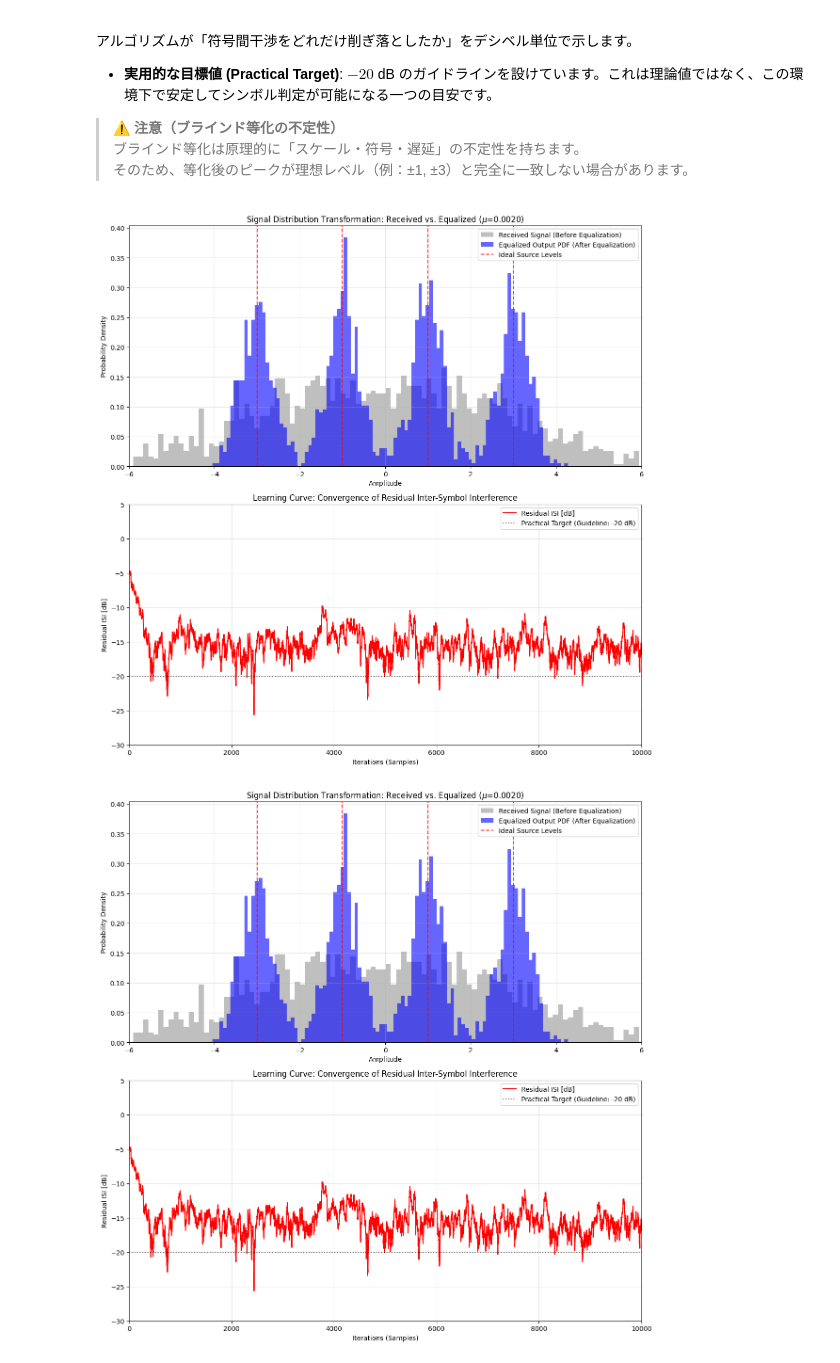
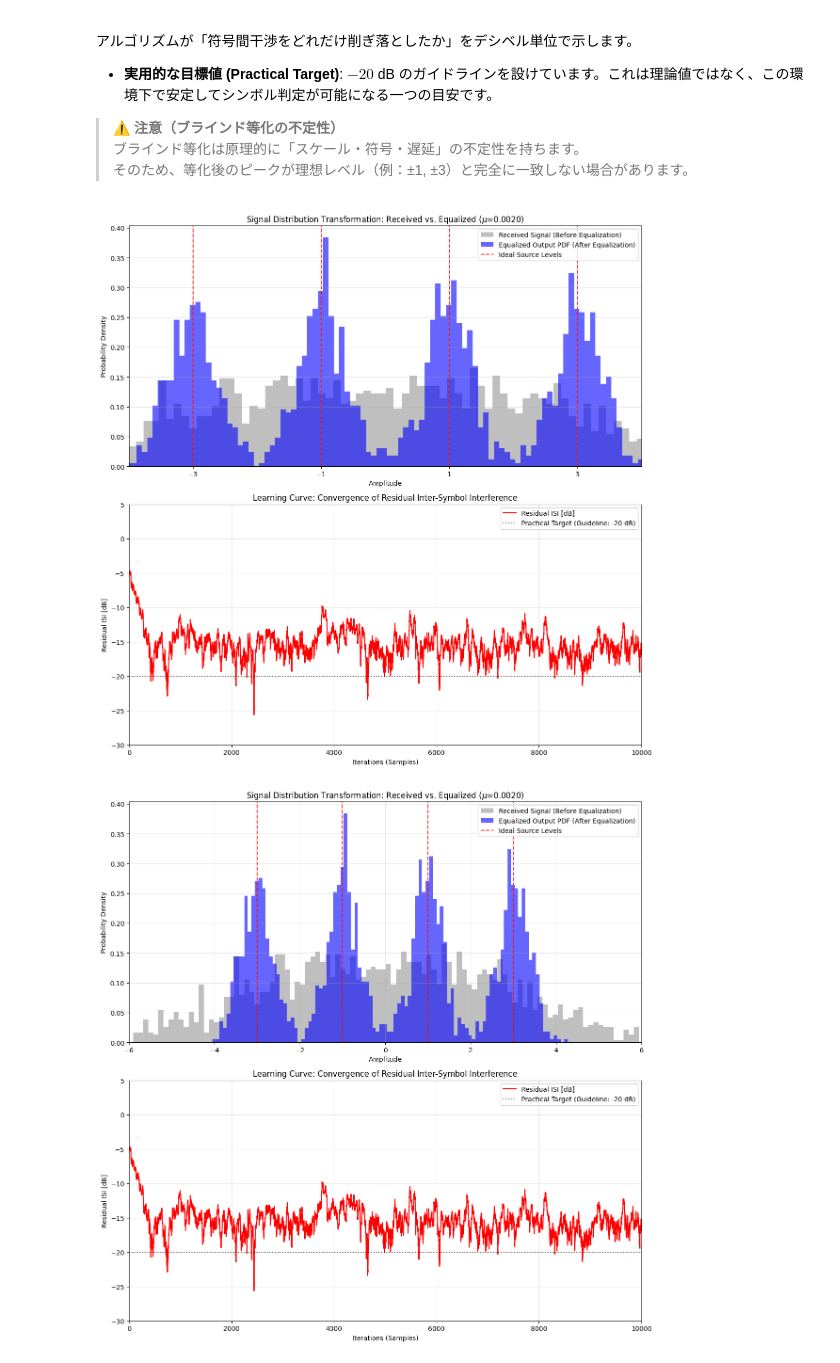
Before and after one commit to ogawa-tdu/dsp-adaptive-blind, a Jupyter notebook: notebooks/BE/DSP_BE_01_Sato_Algorithm.ipynb, the cells around one changed output. Drawn from its saved outputs; the diff is of its cells as text; code cells hidden in the pictures.

```diff
--- a/notebooks/BE/DSP_BE_01_Sato_Algorithm.ipynb
+++ b/notebooks/BE/DSP_BE_01_Sato_Algorithm.ipynb
@@ -310,37 +310,42 @@ ax1.set_xlim([-6, 6])
 ax1.legend(loc="upper right")
 ax1.grid(True, alpha=0.3)
 
+levels = np.sort(source_levels)
+margin = 1.0
+ax1.set_xlim([levels[0] - margin, levels[-1] + margin])
+ax1.set_xticks(levels)
+
 # [Lower Plot] Learning Curve: Residual ISI (dB)
 # NOTE: isi_history_db is returned directly from run_sato_equalization()
 ax2.plot(
     np.arange(N_samples),
     isi_history_db,
     color="red",
     linewidth=1.5,
     label="Residual ISI [dB]",
 )
 
 # Practical target guideline
 ax2.axhline(
     -20,
     color="black",
     linestyle=":",
     alpha=0.6,
     label="Practical Target (Guideline: -20 dB)",
 )
 
 ax2.set_title("Learning Curve: Convergence of Residual Inter-Symbol Interference")
 ax2.set_xlabel("Iterations (Samples)")
 ax2.set_ylabel("Residual ISI [dB]")
 ax2.set_xlim([0, N_samples])
 ax2.set_ylim([-30, 5])
 ax2.legend(loc="upper right")
 ax2.grid(True, alpha=0.3)
 
 plt.tight_layout()
 plt.show()
 # %% [output]
-[figure, old version]
+[figure, new version]
 # %%
 # @title 3. Final Visualization (Distributions + Residual ISI) { run: "auto" }
 
```
